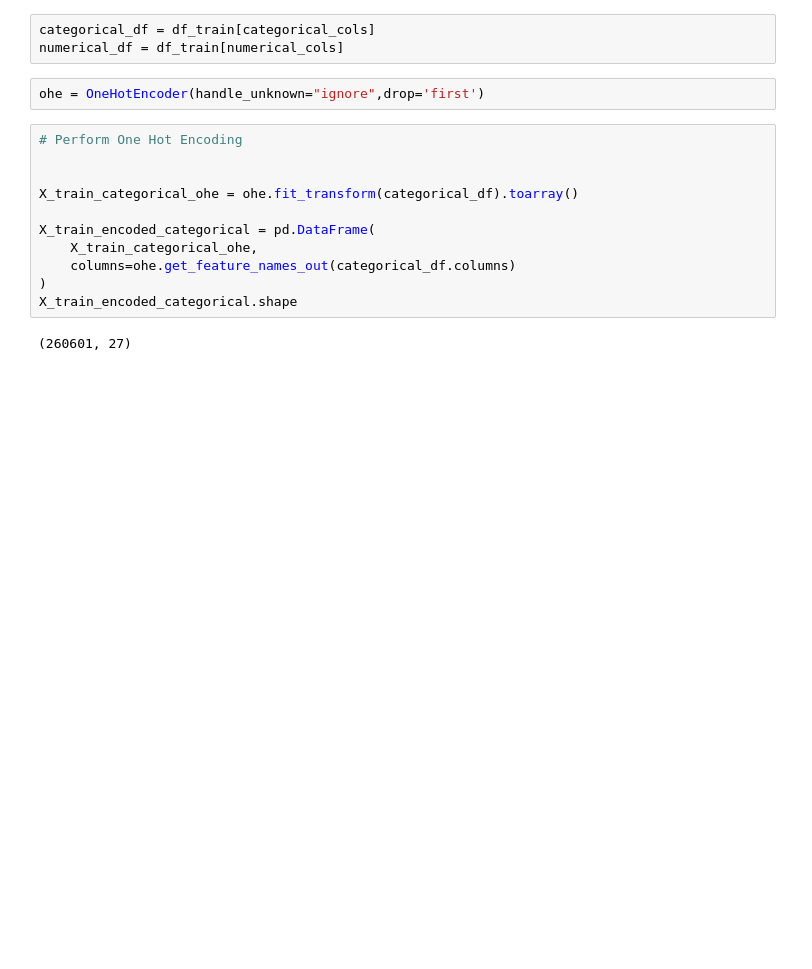
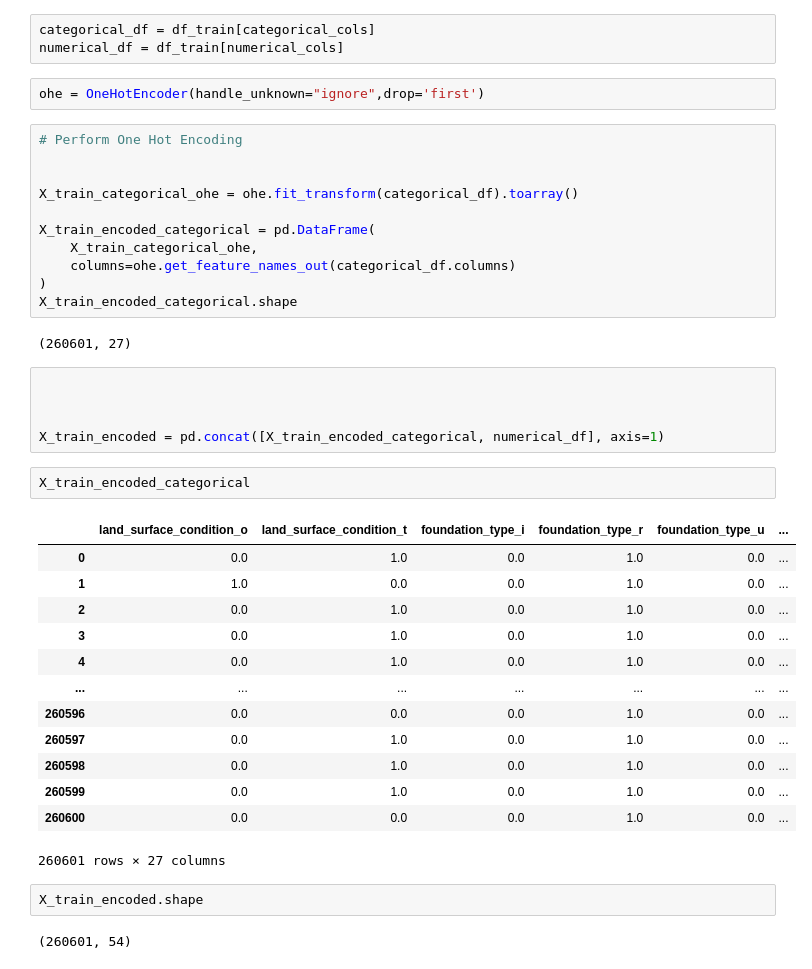
Before and after one commit to L-N-E0/Richter-s-Predictor-Modeling-Earthquake-Damage, a Jupyter notebook: script.ipynb, the cells around one changed output. Cells and saved outputs as stored; diff of their text form; blank space fills up the shorter version.

```diff
--- a/script.ipynb
+++ b/script.ipynb
@@ -424,3 +424,28 @@ X_train_encoded_categorical = pd.DataFrame(
 X_train_encoded_categorical.shape
 # %% [output]
 (260601, 27)
+# %%
+
+
+
+X_train_encoded = pd.concat([X_train_encoded_categorical, numerical_df], axis=1)
+# %%
+X_train_encoded_categorical
+# %% [output]
+|  | land_surface_condition_o | land_surface_condition_t | foundation_type_i | foundation_type_r | foundation_type_u | ... |
+| 0 | 0.0 | 1.0 | 0.0 | 1.0 | 0.0 | ... |
+| 1 | 1.0 | 0.0 | 0.0 | 1.0 | 0.0 | ... |
+| 2 | 0.0 | 1.0 | 0.0 | 1.0 | 0.0 | ... |
+| 3 | 0.0 | 1.0 | 0.0 | 1.0 | 0.0 | ... |
+| 4 | 0.0 | 1.0 | 0.0 | 1.0 | 0.0 | ... |
+| ... | ... | ... | ... | ... | ... | ... |
+| 260596 | 0.0 | 0.0 | 0.0 | 1.0 | 0.0 | ... |
+| 260597 | 0.0 | 1.0 | 0.0 | 1.0 | 0.0 | ... |
+| 260598 | 0.0 | 1.0 | 0.0 | 1.0 | 0.0 | ... |
+| 260599 | 0.0 | 1.0 | 0.0 | 1.0 | 0.0 | ... |
+| 260600 | 0.0 | 0.0 | 0.0 | 1.0 | 0.0 | ... |
+260601 rows × 27 columns
+# %%
+X_train_encoded.shape
+# %% [output]
+(260601, 54)
```
Also changed, not shown: parts of 6 cells of this notebook.
